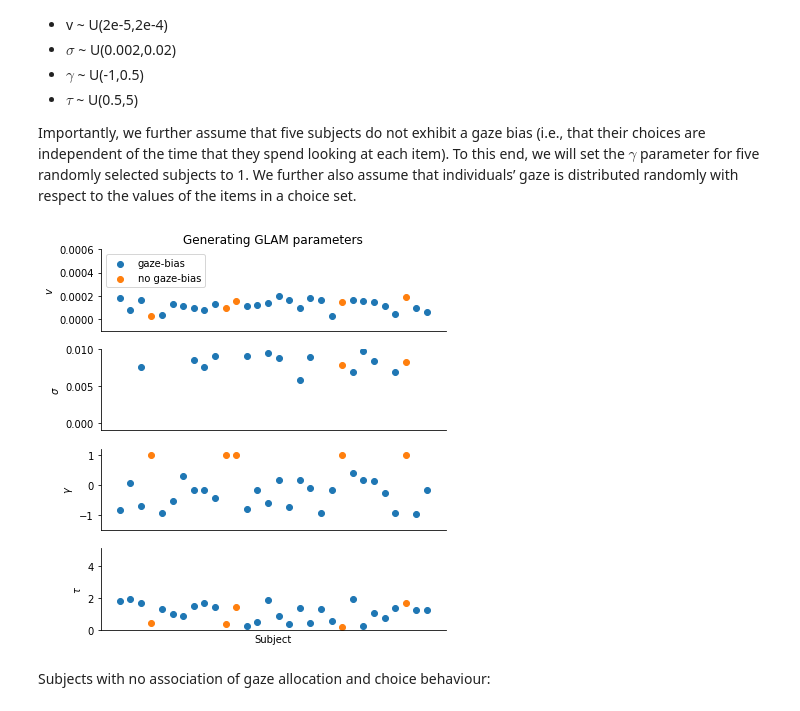
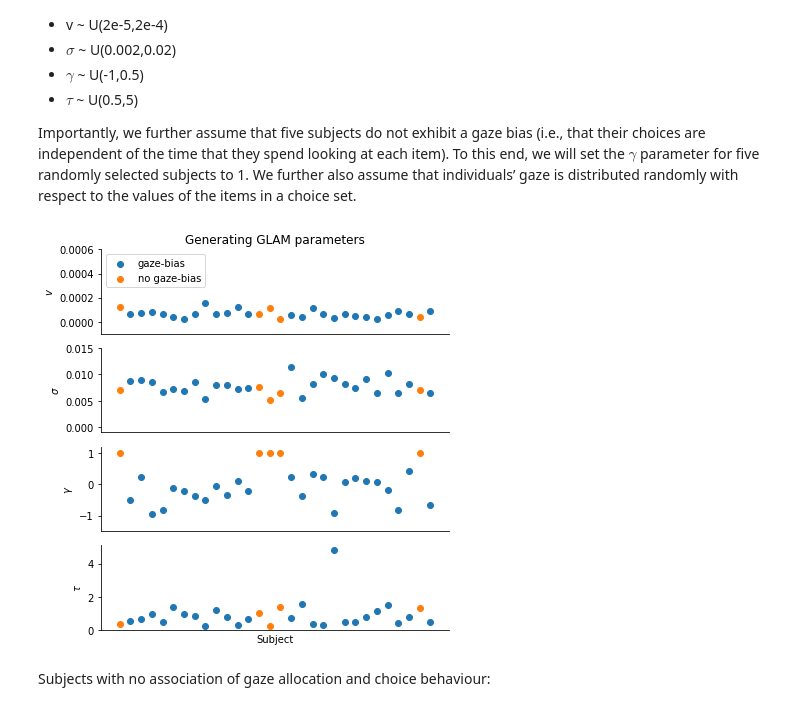
Before and after one commit to glamlab/glambox, a Jupyter notebook: Example_1_Individual_estimation.ipynb, the cells around one changed output. Saved outputs shown, nothing was run; the diff lists cells and outputs as text; code cells hidden in the pictures.

Commit message:
hardcoded parameter estimates

```diff
--- a/Example_1_Individual_estimation.ipynb
+++ b/Example_1_Individual_estimation.ipynb
@@ -76,3 +56,23 @@ gen_parameters = dict(v=gen_v,
+# %%
+np.random.seed(6)
+# generating model parameters (taken from Thomas et al., 2019)
+gen_v = np.array([0.000121, 6.3e-05, 7.3e-05, 7.8e-05, 6.3e-05, 4.3e-05, 2e-05, 6e-05, 0.000157, 6.2e-05, 7.3e-05, 0.000118, 6.3e-05, 6.2e-05, 0.00011, 2e-05, 5.7e-05, 3.9e-05, 0.000117, 6.6e-05, 3e-05, 6.7e-05, 4.9e-05, 4e-05, 2.2e-05, 5.41e-05, 9.3e-05, 6.4e-05, 4.1e-05, 8.9e-05])
+gen_gamma = np.array([0.31, 0.3, 0.81, -0.17, 0.65, -0.26, 0.34, -1.03, 0.31, -0.07, 0.48, 0.01, 0.41, 0.37, 0.52, 0.32, 0.3, 0.63, 0.2, 0.49, 0.38, -0.23, 0.07, 0.52, -0.42, -0.46, -0.03, 0.78, -0.07, -0.09])
+gen_sigma = np.array([0.007088, 0.008777, 0.008888, 0.008498, 0.00661, 0.007155, 0.00695, 0.008606, 0.005291, 0.007948, 0.007924, 0.007294, 0.007428, 0.007635, 0.00514, 0.006489, 0.01144, 0.005515, 0.008126, 0.00999, 0.009338, 0.008122, 0.007445, 0.009055, 0.006532, 0.010194, 0.006534, 0.008277, 0.007029, 0.006392])
+gen_tau = np.array([0.33, 0.55, 0.65, 0.98, 0.47, 1.39, 0.95, 0.83, 0.24, 1.2, 0.75, 0.32, 0.66, 1.02, 0.22, 1.37, 0.73, 1.55, 0.34, 0.29, 4.82, 0.47, 0.46, 0.78, 1.14, 1.52, 0.44, 0.78, 1.3, 0.48])
+gen_t0 = np.zeros(n_subjects)
+gen_gamma = np.random.uniform(-1, 0.5, n_subjects)
+# define subjects with no association between gaze and choice:
+no_gaze_bias_subjects = np.sort(np.random.choice(n_subjects, 5, replace=False))
+gaze_bias_subjects = np.array([s for s in subjects if s not in no_gaze_bias_subjects])
+gen_gamma[no_gaze_bias_subjects] = 1
+
+# create a dictionary containing all generating parameters
+gen_parameters = dict(v=gen_v,
+                      gamma=gen_gamma,
+                      s=gen_sigma,
+                      t0=gen_t0,
+                      tau=gen_tau)
 # %%
 # overview of the distribution of generating parameters
 
@@ -97,35 +97,35 @@ for subject_set, color, label in zip([gaze_bias_subjects,
     axs[1].set_ylabel(r'$\sigma$')
     axs[1].set_xticks([])
 
     # gamma
     axs[2].scatter(subject_set,
                    gen_gamma[subject_set],
                    color=color)
     axs[2].set_ylabel(r'$\gamma$')
     axs[2].set_xticks([])
 
     # tau
     axs[3].scatter(subject_set,
                    gen_tau[subject_set],
                    color=color)
     axs[3].set_ylabel(r'$\tau$')
     axs[3].set_xlabel('Subject')
     axs[3].set_xticks([])
 
 axs[0].set_title('Generating GLAM parameters')
 axs[0].set_ylim(-0.0001, 0.0006)
-axs[1].set_ylim(-0.001, 0.01)
+axs[1].set_ylim(-0.001, 0.015)
 axs[2].set_ylim(-1.5, 1.2)
 axs[3].set_ylim(0, 5.1)
 axs[0].legend(loc='upper left')
 for ax in axs:
     ax.spines['right'].set_visible(False)
     ax.spines['top'].set_visible(False)
 
 fig.tight_layout()
 fig.savefig('examples/example_1/figures/Supplementary_Figure_1_generating_parameters.png', dpi=330)
 # %% [output]
-[figure, old version]
+[figure, new version]
 # %% [markdown]
 Subjects with no association of gaze allocation and choice behaviour:
 # %%
```
Also changed, not shown: parts of 6 cells of this notebook.
